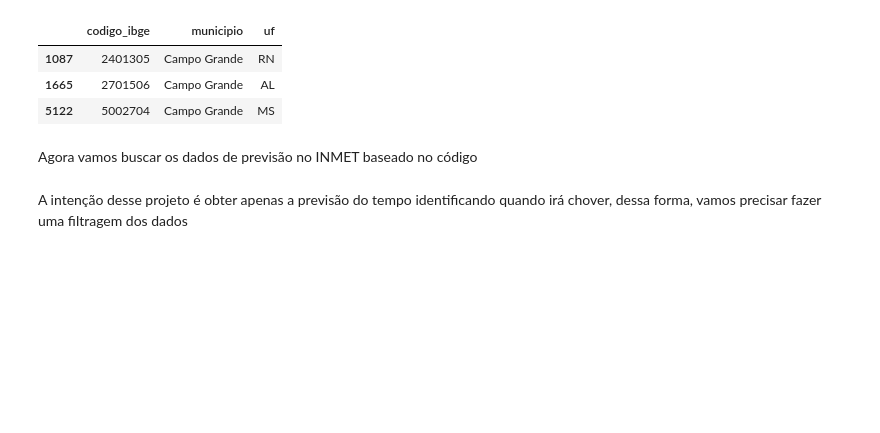
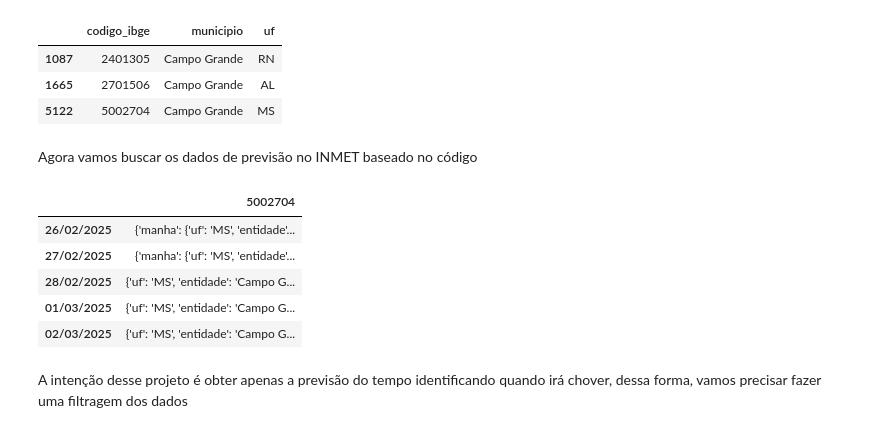
Before and after one commit to engbrunoconsultor/WeatherForecast, a Jupyter notebook: WeatherForecast.ipynb, the cells around one changed output. Saved outputs shown, nothing was run; the diff lists cells and outputs as text; code cells hidden in the pictures; blank space fills up the shorter version.

```diff
--- a/WeatherForecast.ipynb
+++ b/WeatherForecast.ipynb
@@ -76,14 +76,21 @@ Agora vamos buscar os dados de previsão no INMET baseado no código
 # %%
 url_inmet = "https://apiprevmet3.inmet.gov.br/previsao/5002704"
 response_inmet = requests.get(url_inmet)
 
 if response_inmet.status_code == 200:
   previsao = response_inmet.json()
 
-  df_previsao = pd.DataFrame(previsao)
+  df_previsao_completa = pd.DataFrame(previsao)
   display(df_previsao)
 
 else:
   print("Erro ao buscar a API do INMET: ", response_inmet.status_code)
+# %% [output]
+|  | 5002704 |
+| 26/02/2025 | {'manha': {'uf': 'MS', 'entidade'... |
+| 27/02/2025 | {'manha': {'uf': 'MS', 'entidade'... |
+| 28/02/2025 | {'uf': 'MS', 'entidade': 'Campo G... |
+| 01/03/2025 | {'uf': 'MS', 'entidade': 'Campo G... |
+| 02/03/2025 | {'uf': 'MS', 'entidade': 'Campo G... |
 # %% [markdown]
 A intenção desse projeto é obter apenas a previsão do tempo identificando quando irá chover, dessa forma, vamos precisar fazer uma filtragem dos dados
```
Also changed, not shown: parts of 1 cell of this notebook.
